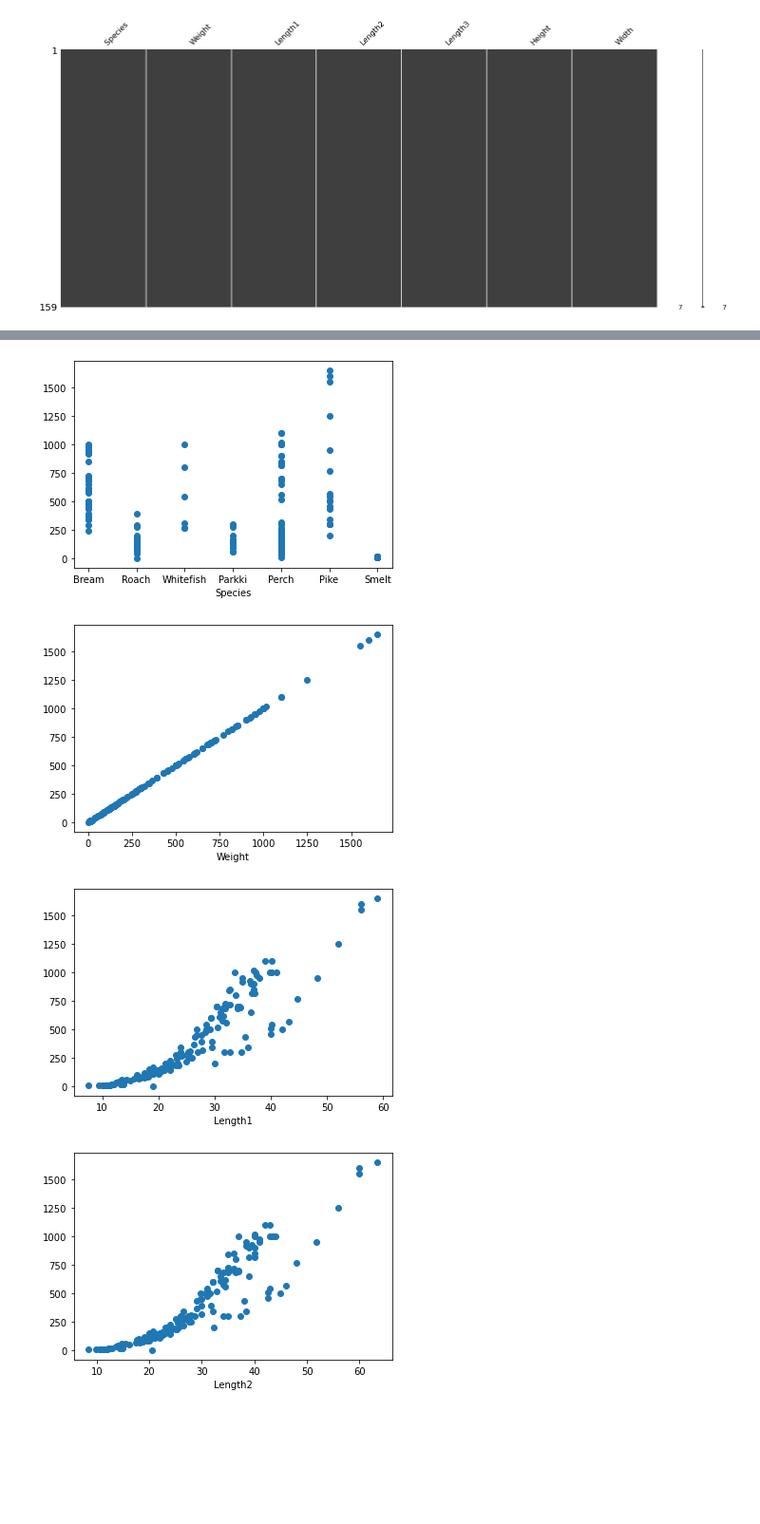
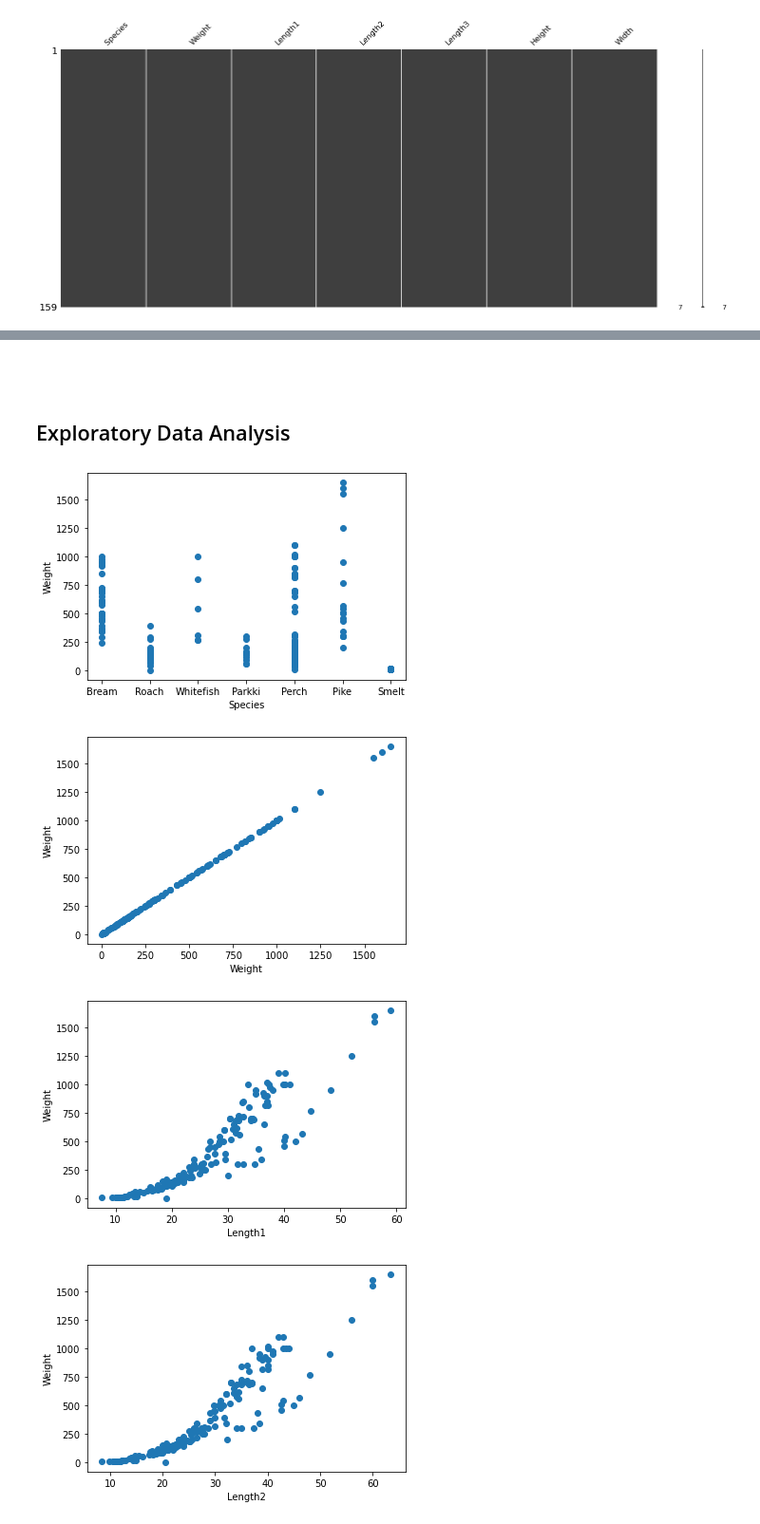
Before and after one commit to wnitesh/Fish-Prediction, a Jupyter notebook: Fish Market Analysis.ipynb, the cells around one changed output, grey strips where cells are left out. Shown at 95% size. Drawn from its saved outputs; the diff is of its cells as text; code cells hidden in the pictures; blank space fills up the shorter version.

```diff
--- a/Fish Market Analysis.ipynb
+++ b/Fish Market Analysis.ipynb
@@ -52,14 +66,18 @@ mg.matrix(df)
+# %% [markdown]
+##
+# %% [markdown]
+## Exploratory Data Analysis
 # %%
-#Exploratory Data Analysis to check
-# Multiple Linear Regression Assumptions
+#Creating a scatter plot of each variable against 'Weight' to understand correlation
 
 df1 = df.iloc[:,:]
 for a in df1.columns:
     plt.figure()
     plt.scatter(df1[a],df1['Weight'])
     plt.xlabel(a)
+    plt.ylabel('Weight')
 # %% [output]
-[figure, old version]
+[figure, new version]
-[figure, old version]
+[figure, new version]
-[figure, old version]
+[figure, new version]
-[figure, old version]
+[figure, new version]
```
Also changed, not shown: parts of 34 cells of this notebook, 1 other file.
